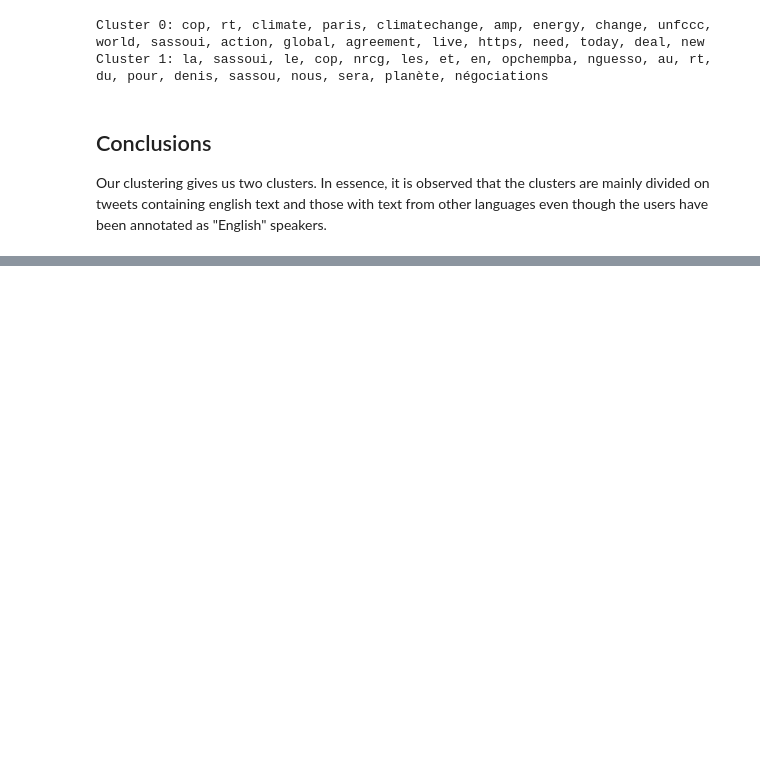
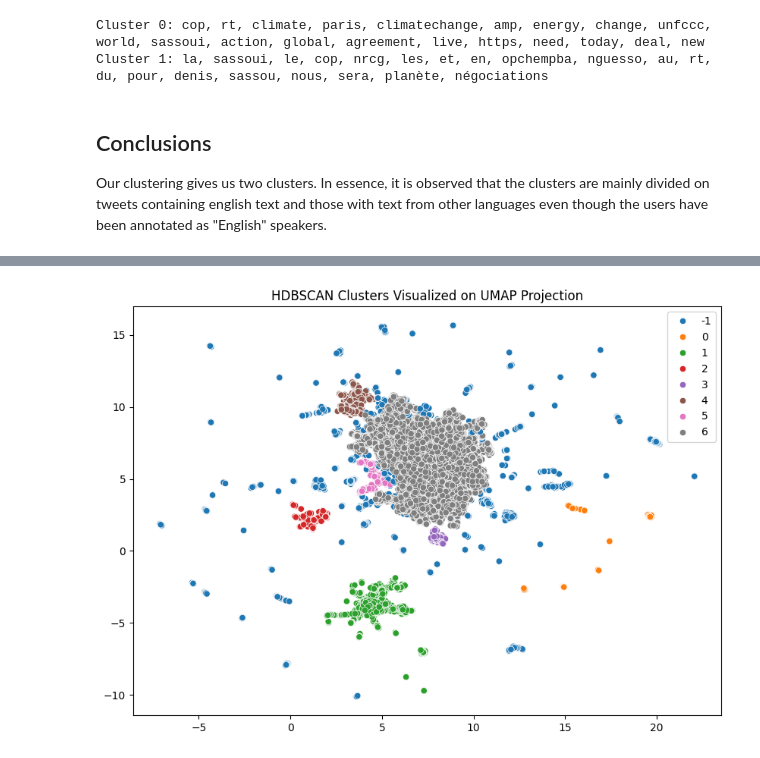
Before and after one commit to vaughankraska/social_data_mining, a Jupyter notebook: src/sdm/lab_scripts/text_analysis/data_driven_task2.ipynb, the cells around one changed output, grey strips where cells are left out. Saved outputs shown, nothing was run; the diff lists cells and outputs as text; code cells hidden in the pictures; blank space fills up the shorter version.

Commit message:
HDBSCAN testing

```diff
--- a/src/sdm/lab_scripts/text_analysis/data_driven_task2.ipynb
+++ b/src/sdm/lab_scripts/text_analysis/data_driven_task2.ipynb
@@ -366,0 +425,10 @@ Our clustering gives us two clusters. In essence, it is observed that the cluste
+# %%
+hdbscan_clusterer = hdbscan.HDBSCAN(
+    min_cluster_size=300,
+    min_samples=15,
+    metric="euclidean",
+    cluster_selection_method="eom",
+    prediction_data=True
+)
+
+hdb_clusters = hdbscan_clusterer.fit_predict(reduced_embeddings)
@@ -366,0 +459,17 @@ Our clustering gives us two clusters. In essence, it is observed that the cluste
+# %%
+# Fit HDBSCAN
+# labels = hdbscan_clusterer.fit_predict(reduced_embeddings)
+
+# Plot UMAP projection with HDBSCAN clusters
+plt.figure(figsize=(10, 7))
+sns.scatterplot(
+    x=reduced_embeddings[:, 0],
+    y=reduced_embeddings[:, 1],
+    hue=hdb_clusters,
+    palette="tab10",
+    legend="full"
+)
+plt.title("HDBSCAN Clusters Visualized on UMAP Projection")
+plt.show()
+# %% [output]
+[figure, added]
```
Also changed, not shown: parts of 14 cells of this notebook, 1 other file.
